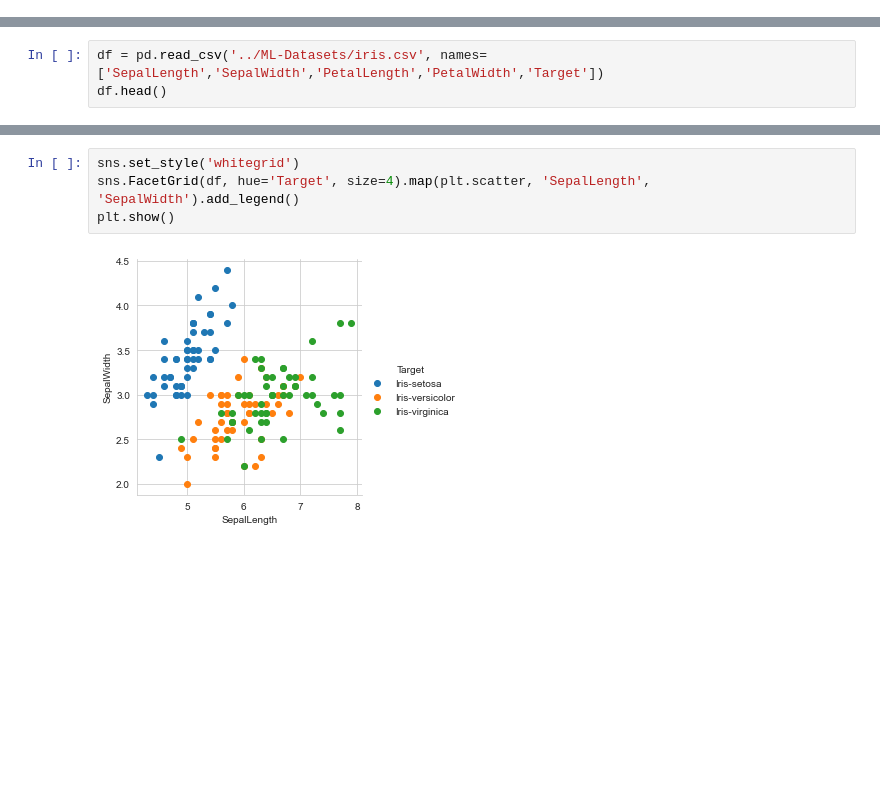
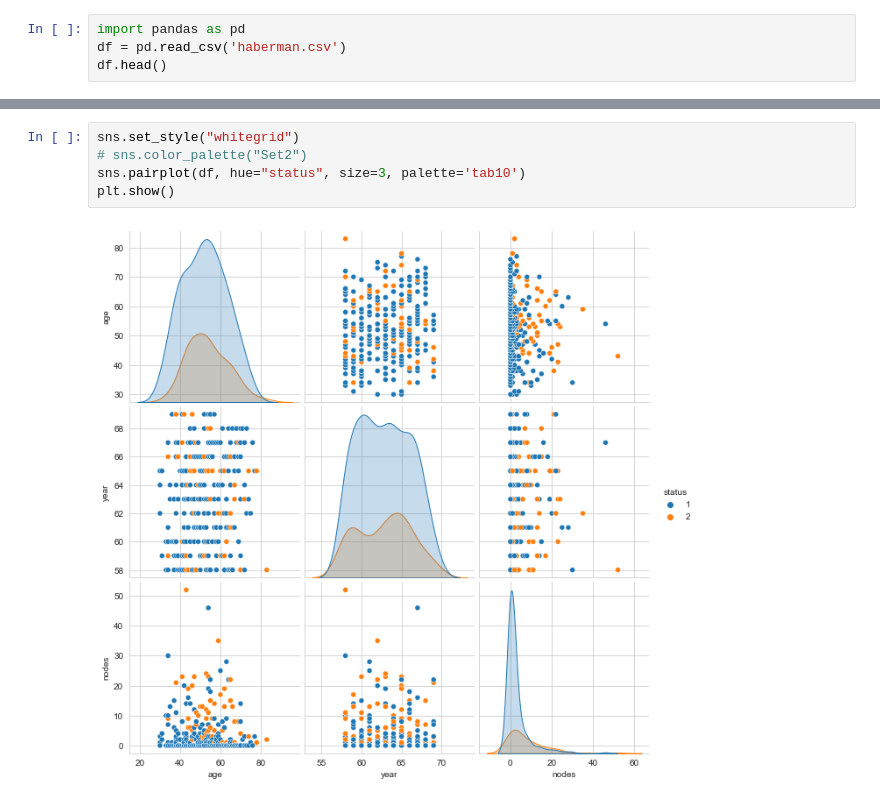
Before and after one commit to Siddharth1India/ML_Lab, a Jupyter notebook: ML_Lab_Assignment_2.ipynb, the cells around one changed output, grey strips where cells are left out. Cells and saved outputs as stored; diff of their text form; blank space fills up the shorter version.

```diff
--- a/ML_Lab_Assignment_2.ipynb
+++ b/ML_Lab_Assignment_2.ipynb
@@ -0,0 +5,4 @@
+# %%
+import pandas as pd
+df = pd.read_csv('haberman.csv')
+df.head()
@@ -6,3 +72,0 @@ import seaborn as sns
-# %%
-df = pd.read_csv('../ML-Datasets/iris.csv', names=['SepalLength','SepalWidth','PetalLength','PetalWidth','Target'])
-df.head()
@@ -33,6 +140,7 @@ Name: Target, dtype: int64
 # %%
-sns.set_style('whitegrid')
-sns.FacetGrid(df, hue='Target', size=4).map(plt.scatter, 'SepalLength', 'SepalWidth').add_legend()
+sns.set_style("whitegrid")
+# sns.color_palette("Set2")
+sns.pairplot(df, hue="status", size=3, palette='tab10')
 plt.show()
 # %% [output]
-[figure, old version]
+[figure, new version]
```
Also changed, not shown: parts of 32 cells of this notebook, 20 other files.
